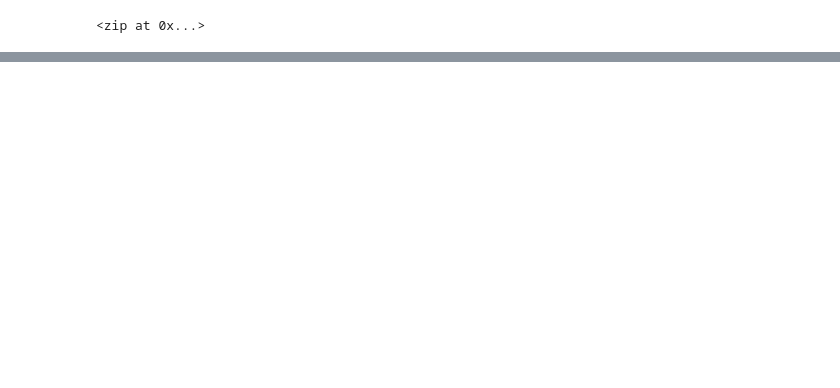
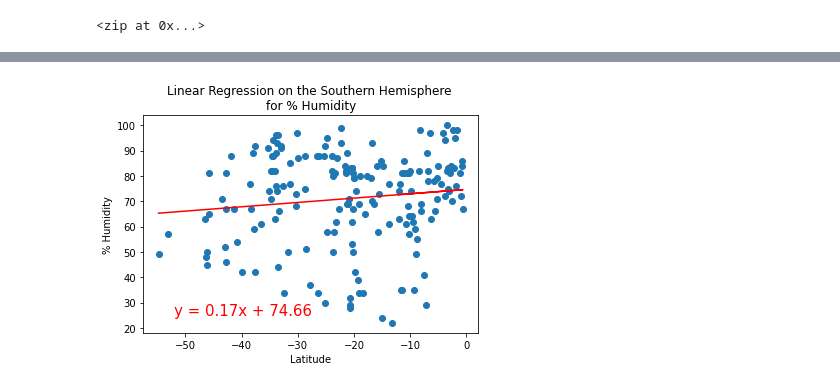
Before and after one commit to msury21/World_Weather_Analysis, a Jupyter notebook: WeatherPy.ipynb, the cells around one changed output, grey strips where cells are left out. Saved outputs shown, nothing was run; the diff lists cells and outputs as text; code cells hidden in the pictures; blank space fills up the shorter version.

```diff
--- a/WeatherPy.ipynb
+++ b/WeatherPy.ipynb
@@ -269,0 +328,10 @@ plt.show()
+# %%
+# Linear regression on the Southern Hemisphere
+x_values = southern_hemi_df["Lat"]
+y_values = southern_hemi_df["Humidity"]
+# Call the function.
+plot_linear_regression(x_values, y_values,
+                       'Linear Regression on the Southern Hemisphere \n'
+                        'for % Humidity', '% Humidity',(-52,25))
+# %% [output]
+[figure, added]
```
Also changed, not shown: parts of 18 cells of this notebook, 5 other files.
